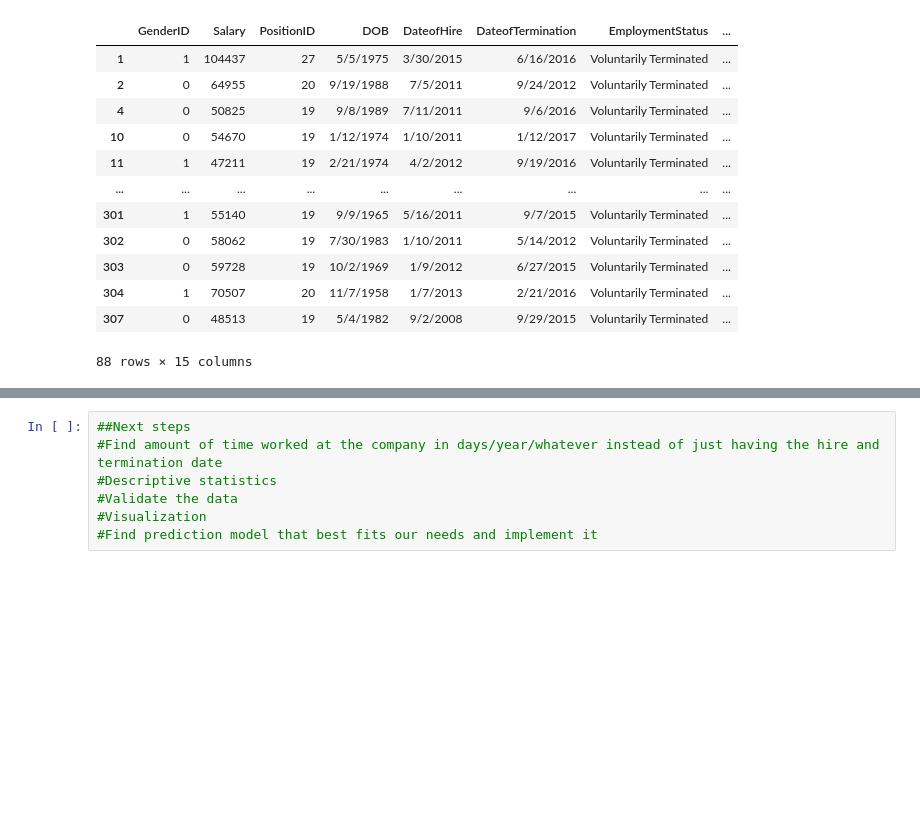
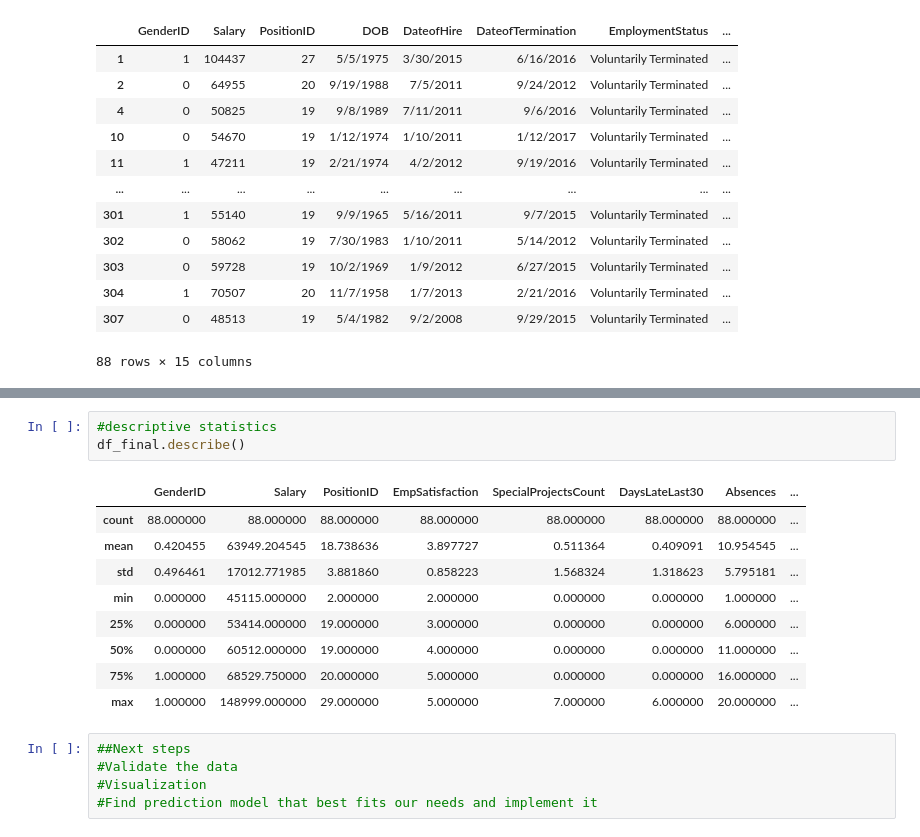
Before and after one commit to akazachk-teaching/Project-Group-5, a Jupyter notebook: project-code.ipynb, the cells around one changed output, grey strips where cells are left out. Saved outputs shown, nothing was run; the diff lists cells and outputs as text; blank space fills up the shorter version.

Commit message:
Descriptive statistics added

```diff
--- a/project-code.ipynb
+++ b/project-code.ipynb
@@ -135,7 +168,18 @@ data_cleaned
+# %%
+#descriptive statistics
+df_final.describe()
+# %% [output]
+|  | GenderID | Salary | PositionID | EmpSatisfaction | SpecialProjectsCount | DaysLateLast30 | Absences | ... |
+| count | 88.000000 | 88.000000 | 88.000000 | 88.000000 | 88.000000 | 88.000000 | 88.000000 | ... |
+| mean | 0.420455 | 63949.204545 | 18.738636 | 3.897727 | 0.511364 | 0.409091 | 10.954545 | ... |
+| std | 0.496461 | 17012.771985 | 3.881860 | 0.858223 | 1.568324 | 1.318623 | 5.795181 | ... |
+| min | 0.000000 | 45115.000000 | 2.000000 | 2.000000 | 0.000000 | 0.000000 | 1.000000 | ... |
+| 25% | 0.000000 | 53414.000000 | 19.000000 | 3.000000 | 0.000000 | 0.000000 | 6.000000 | ... |
+| 50% | 0.000000 | 60512.000000 | 19.000000 | 4.000000 | 0.000000 | 0.000000 | 11.000000 | ... |
+| 75% | 1.000000 | 68529.750000 | 20.000000 | 5.000000 | 0.000000 | 0.000000 | 16.000000 | ... |
+| max | 1.000000 | 148999.000000 | 29.000000 | 5.000000 | 7.000000 | 6.000000 | 20.000000 | ... |
 # %%
 ##Next steps
-#Find amount of time worked at the company in days/year/whatever instead of just having the hire and termination date
-#Descriptive statistics
 #Validate the data
 #Visualization
 #Find prediction model that best fits our needs and implement it
```
Also changed, not shown: parts of 2 cells of this notebook.
